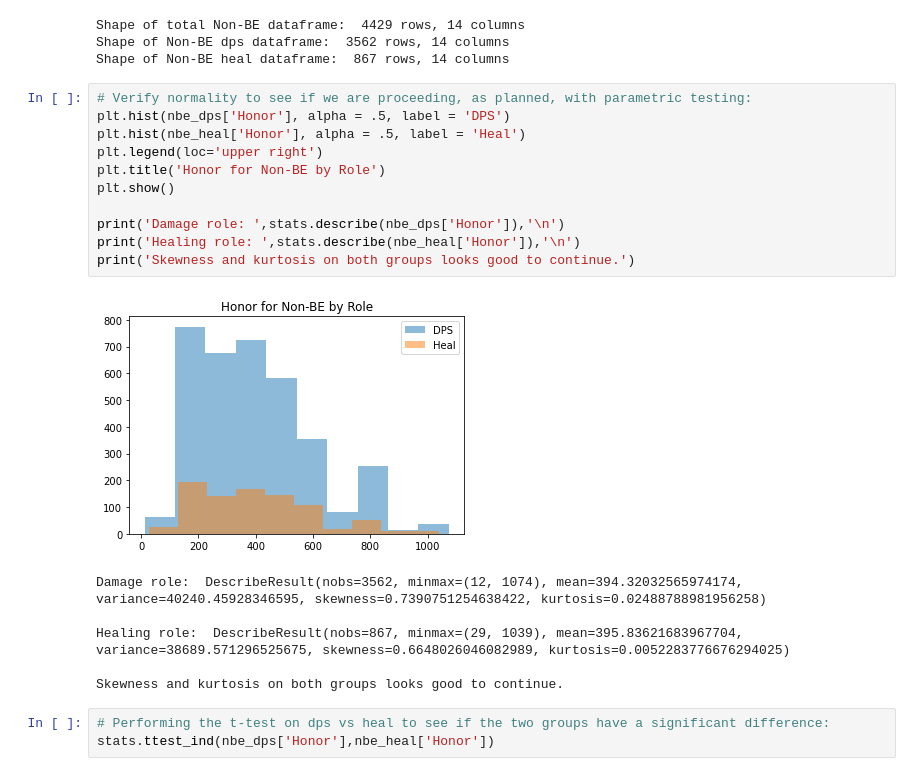
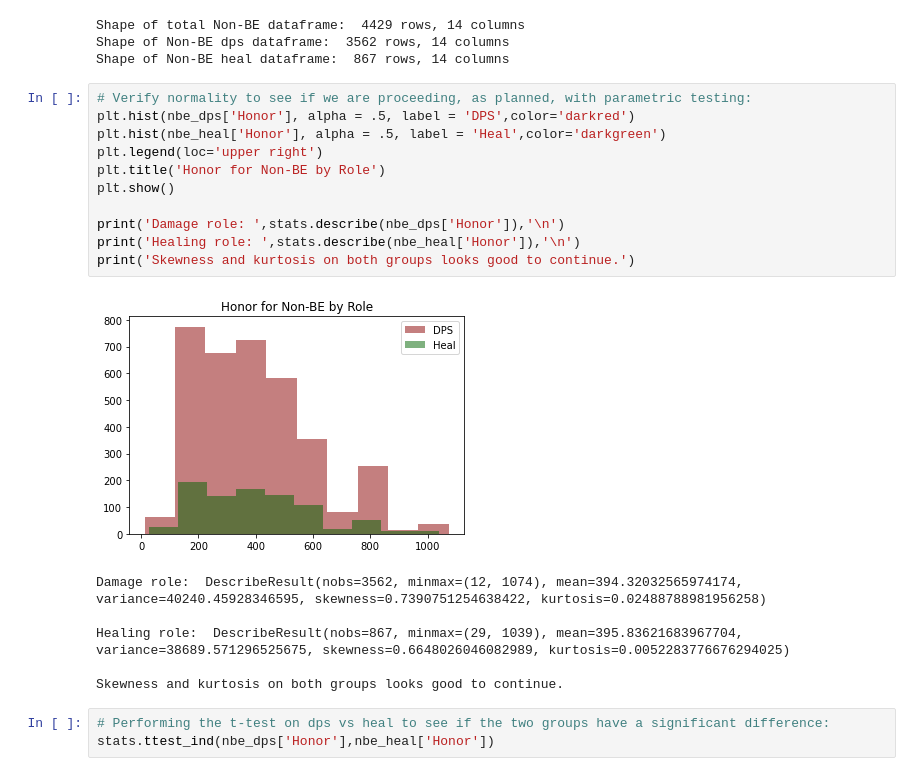
Before and after one commit to wolfy5878/DSI09Capstone1-ExperimentalDesign, a Jupyter notebook: Jaime-Capstone1-WoWBattlegrounds.ipynb, the cells around one changed output. Saved outputs shown, nothing was run; the diff lists cells and outputs as text.

Commit message:
Updated Notebook v2
Updated graphs and some language.

```diff
--- a/Jaime-Capstone1-WoWBattlegrounds.ipynb
+++ b/Jaime-Capstone1-WoWBattlegrounds.ipynb
@@ -245,17 +246,17 @@ Shape of Non-BE dps dataframe:  3562 rows, 14 columns
 Shape of Non-BE heal dataframe:  867 rows, 14 columns
 # %%
 # Verify normality to see if we are proceeding, as planned, with parametric testing:
-plt.hist(nbe_dps['Honor'], alpha = .5, label = 'DPS')
-plt.hist(nbe_heal['Honor'], alpha = .5, label = 'Heal')
+plt.hist(nbe_dps['Honor'], alpha = .5, label = 'DPS',color='darkred')
+plt.hist(nbe_heal['Honor'], alpha = .5, label = 'Heal',color='darkgreen')
 plt.legend(loc='upper right')
 plt.title('Honor for Non-BE by Role')
 plt.show()
 
 print('Damage role: ',stats.describe(nbe_dps['Honor']),'\n')
 print('Healing role: ',stats.describe(nbe_heal['Honor']),'\n')
 print('Skewness and kurtosis on both groups looks good to continue.')
 # %% [output]
-[figure, old version]
+[figure, new version]
 Damage role:  DescribeResult(nobs=3562, minmax=(12, 1074), mean=394.32032565974174, variance=40240.45928346595, skewness=0.7390751254638422, kurtosis=0.02488788981956258)
 
 Healing role:  DescribeResult(nobs=867, minmax=(29, 1039), mean=395.83621683967704, variance=38689.571296525675, skewness=0.6648026046082989, kurtosis=0.0052283776676294025)
```
Also changed, not shown: parts of 1 cell of this notebook.
